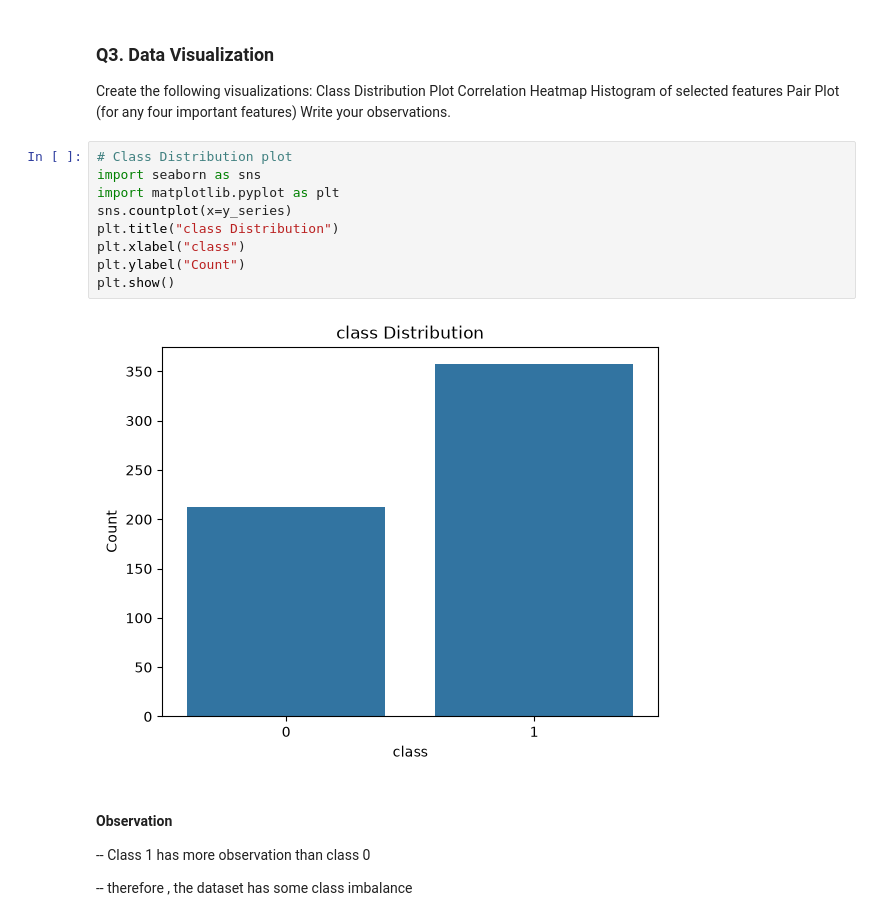
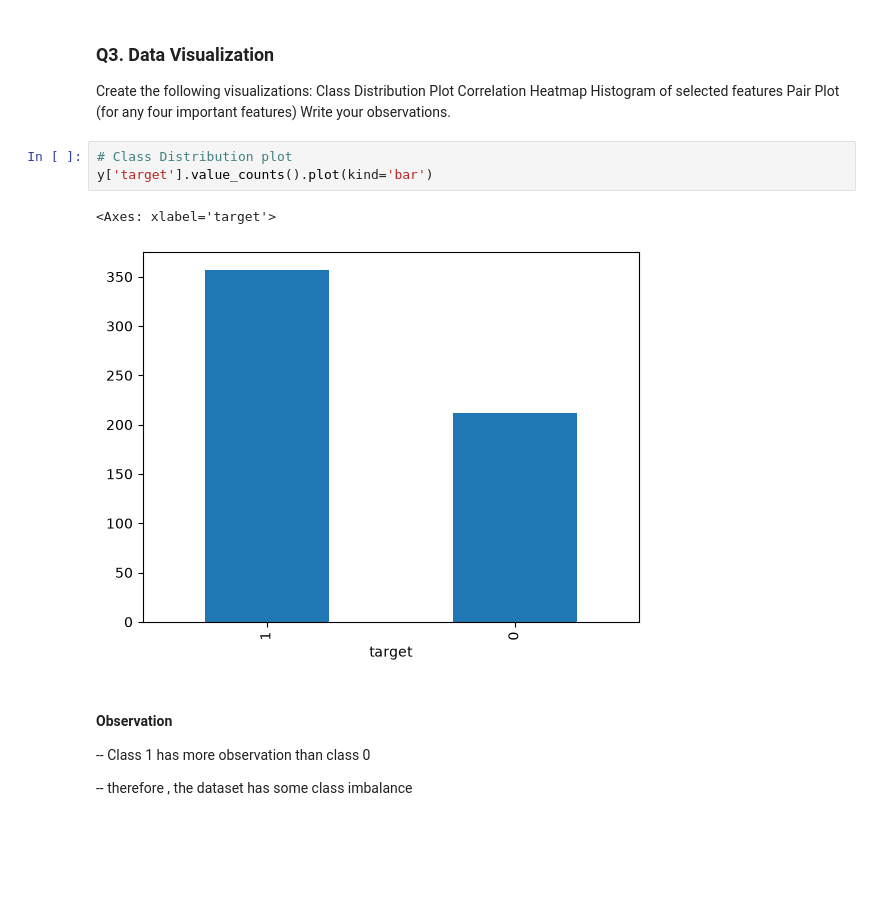
Before and after one commit to sakshichaudhari30/Machine-Learning-1633, a Jupyter notebook: Logistic Regression/Breast Cancer Wisconsin Dataset.ipynb, the cells around one changed output. Saved outputs shown, nothing was run; the diff lists cells and outputs as text; blank space fills up the shorter version.

```diff
--- a/Logistic Regression/Breast Cancer Wisconsin Dataset.ipynb
+++ b/Logistic Regression/Breast Cancer Wisconsin Dataset.ipynb
@@ -171,15 +171,10 @@ Pair Plot (for any four important features)
 Write your observations.
 # %%
 # Class Distribution plot
-import seaborn as sns
-import matplotlib.pyplot as plt
-sns.countplot(x=y_series)
-plt.title("class Distribution")
-plt.xlabel("class")
-plt.ylabel("Count")
-plt.show()
+y['target'].value_counts().plot(kind='bar')
 # %% [output]
+<Axes: xlabel='target'>
-[figure, old version]
+[figure, new version]
 # %% [markdown]
 #### Observation
 -- Class 1 has more observation than class 0
```
Also changed, not shown: parts of 42 cells of this notebook.
